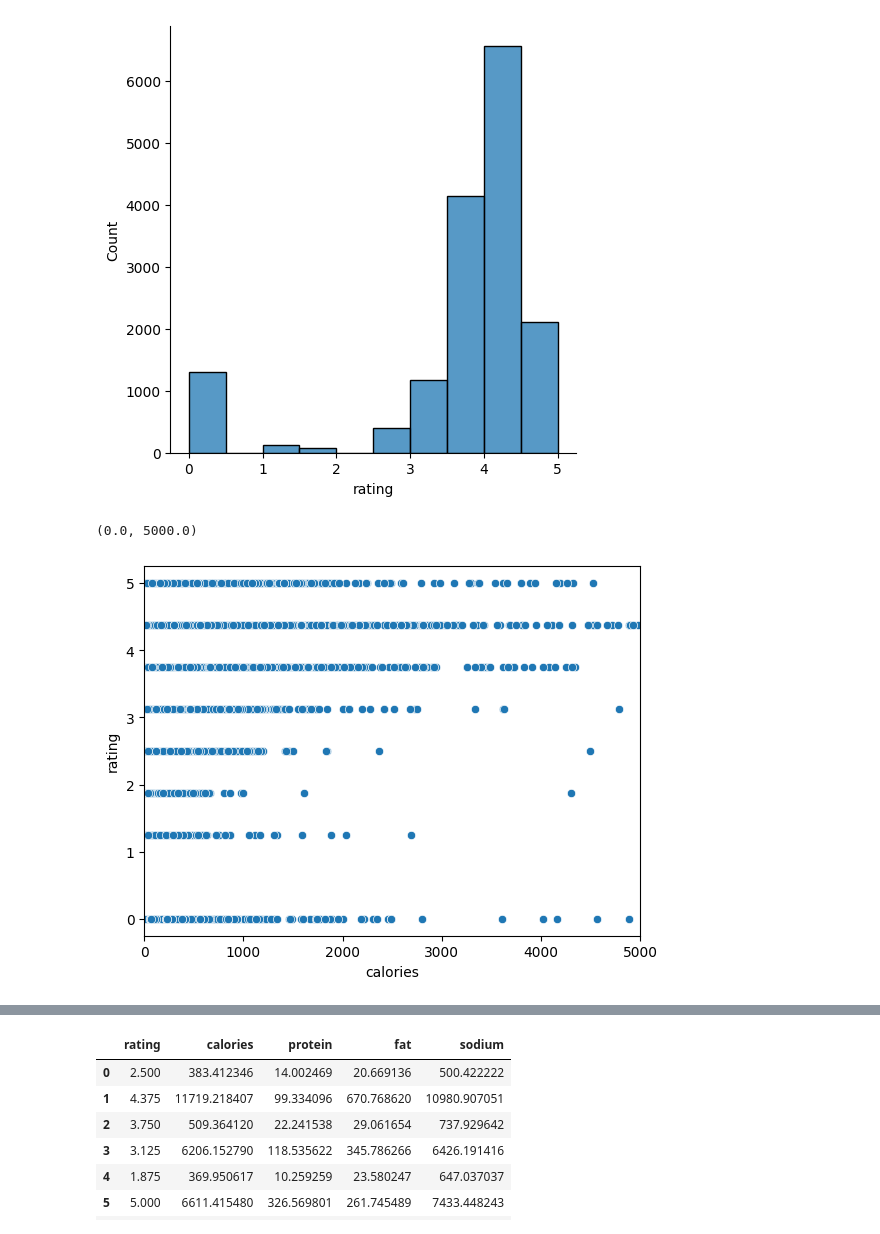
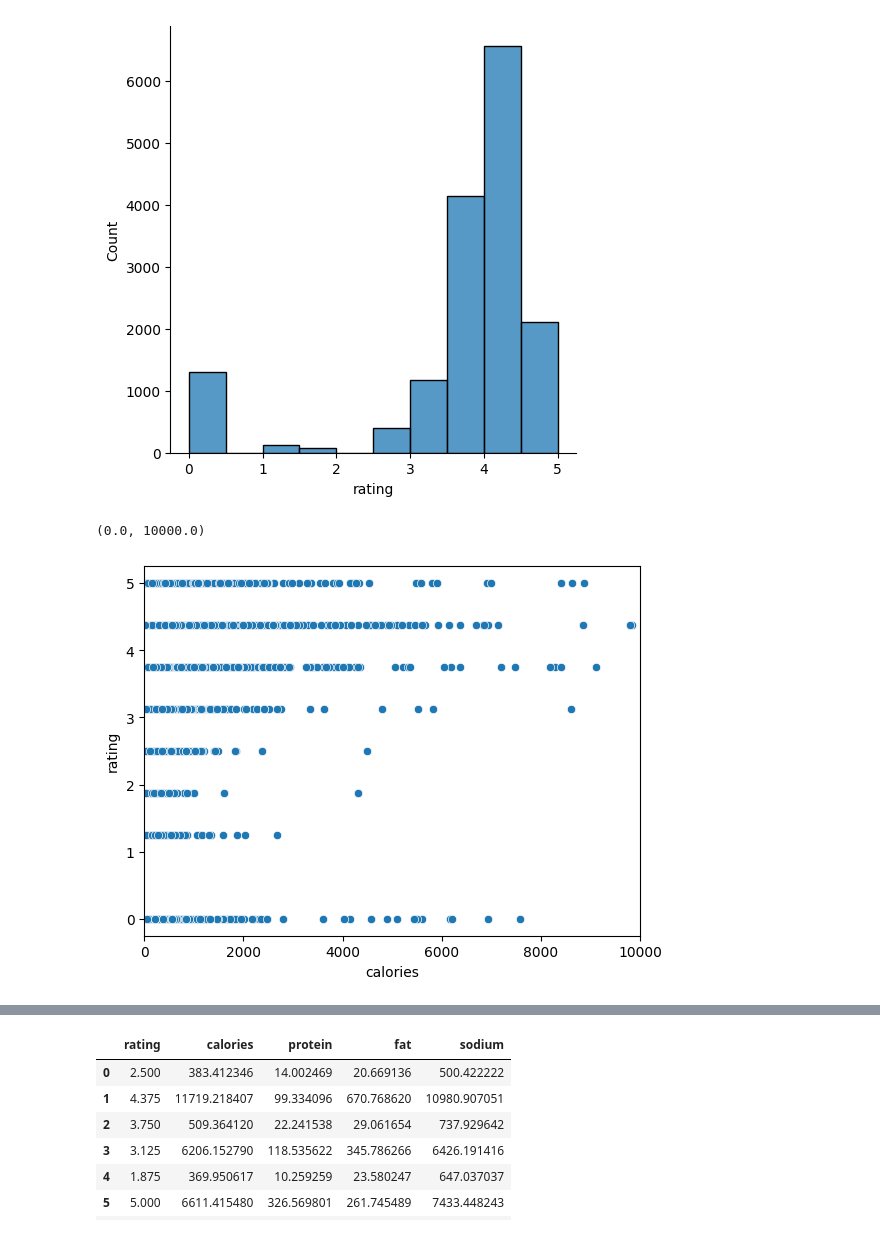
Before and after one commit to MikolajZaborowski/Bootcamp_Projects, a Jupyter notebook: Project1.ipynb, the cells around one changed output, grey strips where cells are left out. Cells and saved outputs as stored; diff of their text form; code cells hidden in the pictures.

```diff
--- a/Project1.ipynb
+++ b/Project1.ipynb
@@ -69,7 +71,7 @@ sns.displot(df["rating"], kde=False, bins=10)
 [figure]
 # %%
 sns.scatterplot(df,x="calories",y="rating")
-plt.xlim(0,5000)
+plt.xlim(0,10000)
 # %% [output]
-(0.0, 5000.0)
+(0.0, 10000.0)
-[figure, old version]
+[figure, new version]
```
Also changed, not shown: parts of 9 cells of this notebook.
